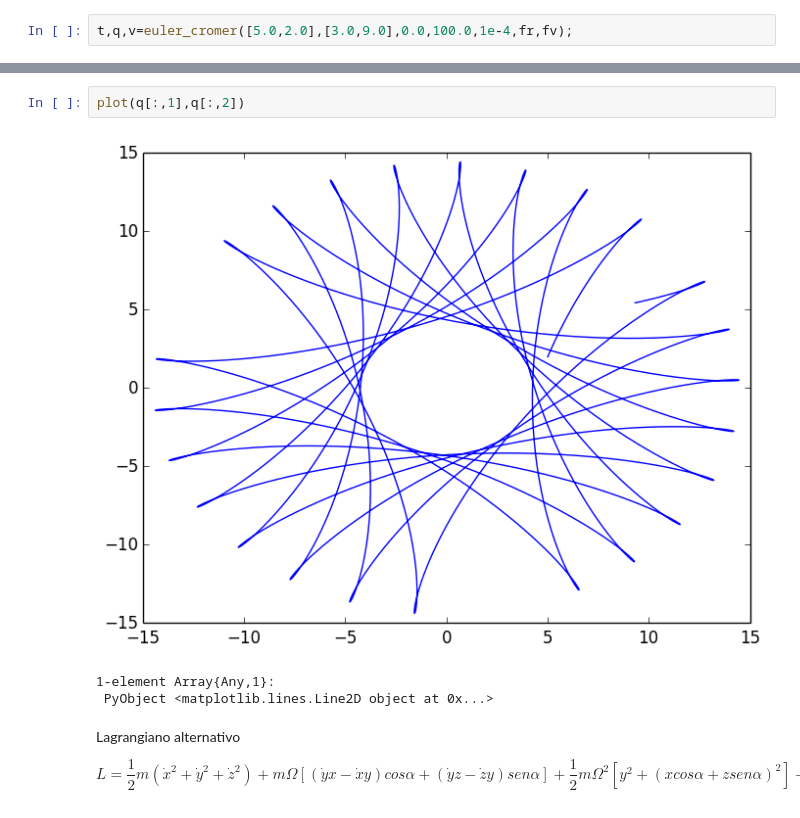
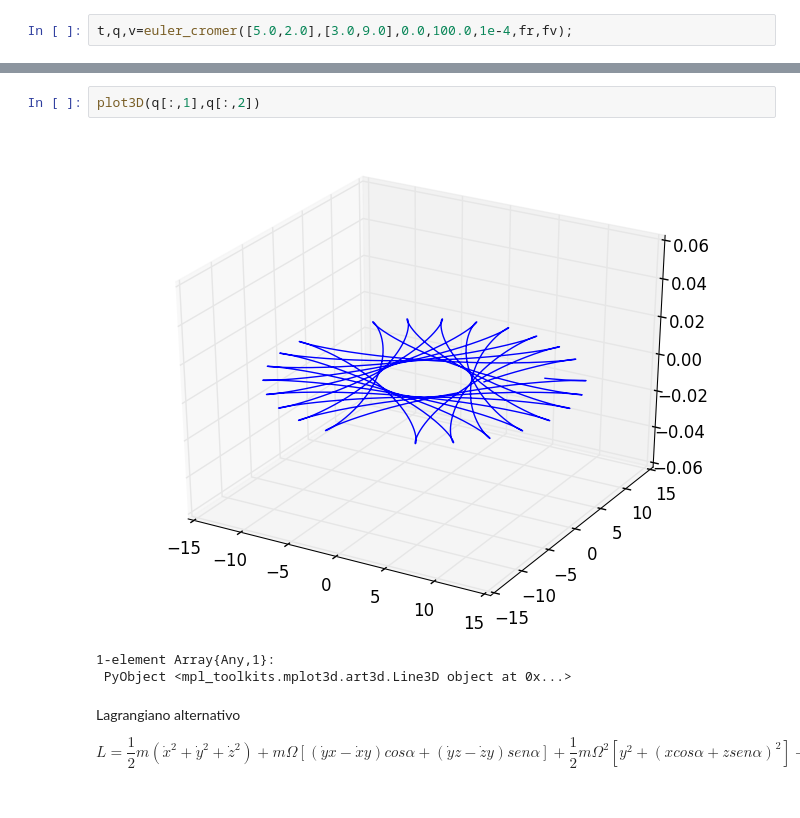
Before and after one commit to GX-Calva-Garcia/Proyecto-Final, a Jupyter notebook: pendulo.ipynb, the cells around one changed output, grey strips where cells are left out. Saved outputs shown, nothing was run; the diff lists cells and outputs as text.

```diff
--- a/pendulo.ipynb
+++ b/pendulo.ipynb
@@ -286,9 +283,9 @@ INFO: Loading help data...
 # %%
-plot(q[:,1],q[:,2])
+plot3D(q[:,1],q[:,2])
 # %% [output]
-[figure, old version]
+[figure, new version]
 1-element Array{Any,1}:
- PyObject <matplotlib.lines.Line2D object at 0x...>
+ PyObject <mpl_toolkits.mplot3d.art3d.Line3D object at 0x...>
 # %% [markdown]
 Lagrangiano alternativo
 
```
Also changed, not shown: parts of 31 cells of this notebook.
